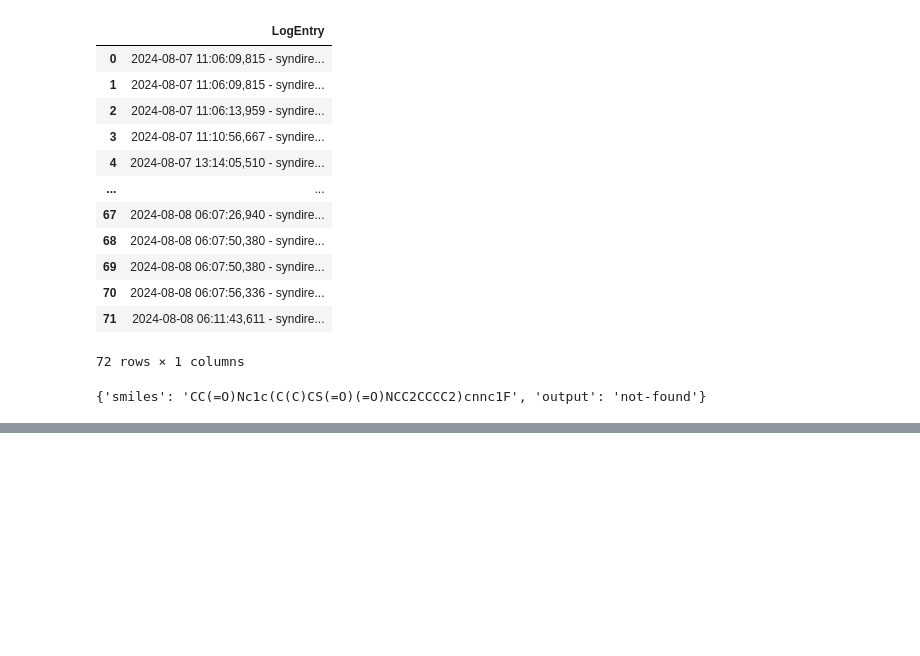
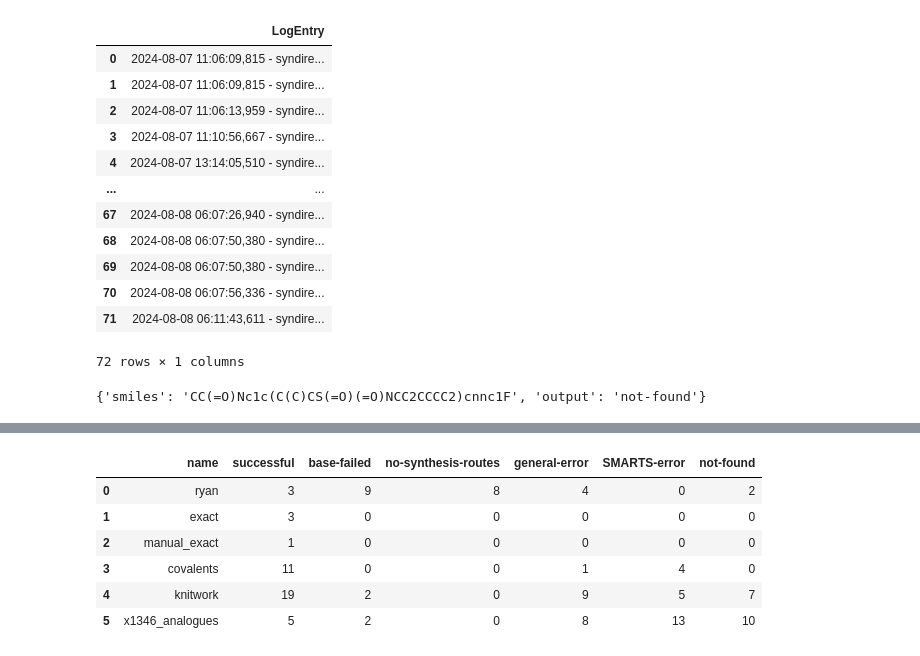
Before and after one commit to kate-fie/EV-A71-2A-syndirella-run-2, a Jupyter notebook: preparation/log_look.ipynb, the cells around one changed output, grey strips where cells are left out. Saved outputs shown, nothing was run; the diff lists cells and outputs as text; code cells hidden in the pictures; blank space fills up the shorter version.

```diff
--- a/preparation/log_look.ipynb
+++ b/preparation/log_look.ipynb
@@ -283,0 +299,5 @@ master_df.to_csv('/Users/kate_fieseler/PycharmProjects/EV-A71-2A-syndirella-run-
+# %%
+# knitwork_1st
+df = add_output('/Users/kate_fieseler/PycharmProjects/EV-A71-2A-syndirella-run-2/syndirella_input/A71EV2A_Knitwork_June_42.csv',
+                '/Users/kate_fieseler/PycharmProjects/EV-A71-2A-syndirella-run-2/logs/slurm-error_A71EV2A_Knitwork_71641.log')
+df.to_csv('/Users/kate_fieseler/PycharmProjects/EV-A71-2A-syndirella-run-2/syndirella_output/A71EV2A_Knitwork_June_42.csv', index=False)
@@ -283,0 +330,26 @@ master_df.to_csv('/Users/kate_fieseler/PycharmProjects/EV-A71-2A-syndirella-run-
+# %%
+# make master df with all outputs as columns and rows as the csv name
+ryan = pd.read_csv('/Users/kate_fieseler/PycharmProjects/EV-A71-2A-syndirella-run-2/syndirella_output/molecule-set-A71_2A_ryan_merges_24.csv')
+exact = pd.read_csv('/Users/kate_fieseler/PycharmProjects/EV-A71-2A-syndirella-run-2/syndirella_output/molecule-set-A71_EV_2A_exact_hits_3.csv')
+manual = pd.read_csv('/Users/kate_fieseler/PycharmProjects/EV-A71-2A-syndirella-run-2/syndirella_output/molecule-set-A71_EV_2A_Ax0926a_manual.csv')
+covalent = pd.read_csv('/Users/kate_fieseler/PycharmProjects/EV-A71-2A-syndirella-run-2/syndirella_output/molecule-set-A71_EV_2A_covalent_and_noncovalents_16.csv')
+x1346 = pd.read_csv('/Users/kate_fieseler/PycharmProjects/EV-A71-2A-syndirella-run-2/syndirella_output/molecule-set-aug_2024_x1346_analogues_38.csv')
+
+master_dfs = [ryan, exact, manual, covalent, knitwork, x1346]
+names = ['ryan', 'exact', 'manual_exact', 'covalents', 'knitwork', 'x1346_analogues']
+
+master = []
+for df, name in zip(master_dfs, names):
+    df = df.value_counts('output')
+    print(df)
+    # get the number of successful, base-failed, no-synthesis-routes, general-error if they exist
+    to_add = {'name': name,
+              'successful': df.get('successful', 0),
+              'base-failed': df.get('base-failed', 0),
+              'no-synthesis-routes': df.get('no-synthesis-routes', 0),
+              'general-error': df.get('general-error', 0),
+              'SMARTS-error': df.get('SMARTS-error', 0),
+              'not-found': df.get('not-found', 0)}
+    master.append(to_add)
+
+master_df = pd.DataFrame(master)
@@ -283,0 +374,10 @@ master_df.to_csv('/Users/kate_fieseler/PycharmProjects/EV-A71-2A-syndirella-run-
+# %%
+master_df
+# %% [output]
+|  | name | successful | base-failed | no-synthesis-routes | general-error | SMARTS-error | not-found |
+| 0 | ryan | 3 | 9 | 8 | 4 | 0 | 2 |
+| 1 | exact | 3 | 0 | 0 | 0 | 0 | 0 |
+| 2 | manual_exact | 1 | 0 | 0 | 0 | 0 | 0 |
+| 3 | covalents | 11 | 0 | 0 | 1 | 4 | 0 |
+| 4 | knitwork | 19 | 2 | 0 | 9 | 5 | 7 |
+| 5 | x1346_analogues | 5 | 2 | 0 | 8 | 13 | 10 |
```
Also changed, not shown: parts of 12 cells of this notebook, 6 other files.
